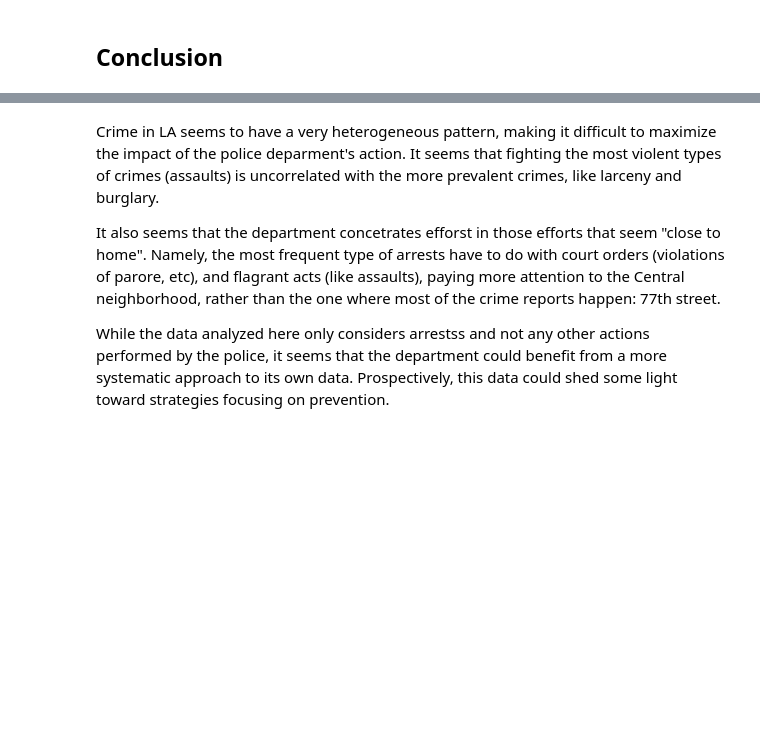
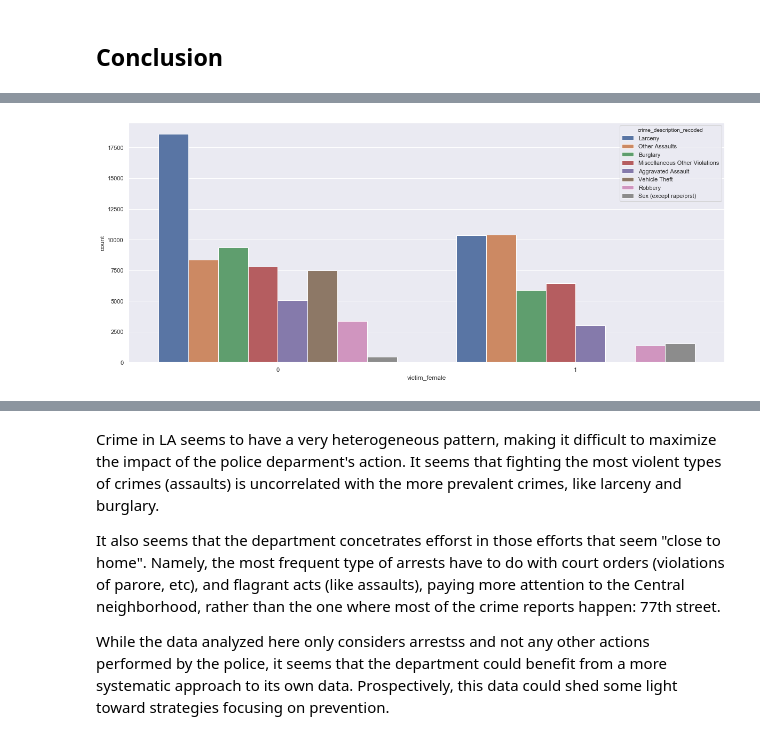
Before and after one commit to abreulastra/crime_analysis, a Jupyter notebook: crime_patterns_LA.ipynb, the cells around one changed output, grey strips where cells are left out. Cells and saved outputs as stored; diff of their text form; code cells hidden in the pictures; blank space fills up the shorter version.

```diff
--- a/crime_patterns_LA.ipynb
+++ b/crime_patterns_LA.ipynb
@@ -378,0 +415,4 @@ For the third component, in general, having a victim of black ethnicity is posit
+# %%
+ax = sns.countplot(x='victim_female',data=cri[cri['crime_description_recoded'].isin(top_crimes)], hue = 'crime_description_recoded', hue_order= top_crimes)
+# %% [output]
+[figure, added]
```
Also changed, not shown: parts of 15 cells of this notebook, 4 other files.
